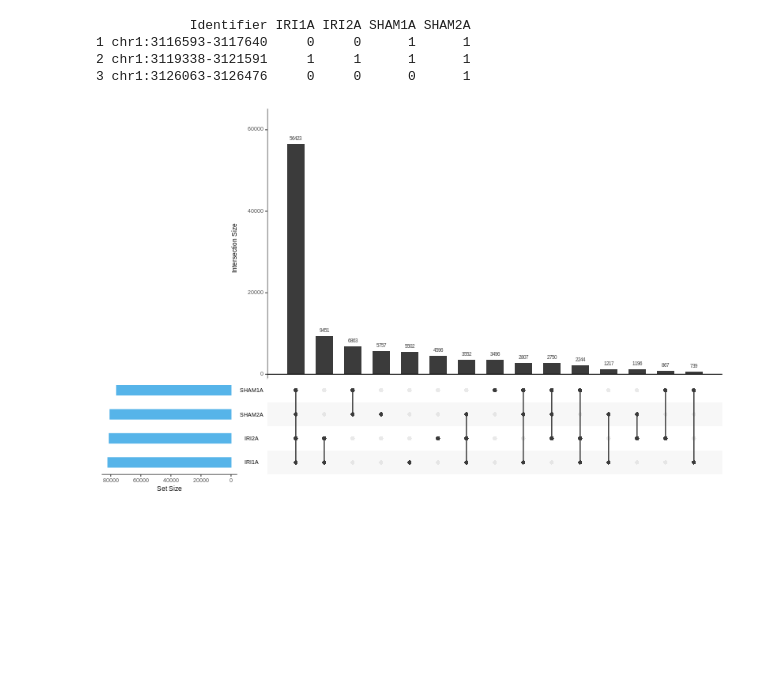
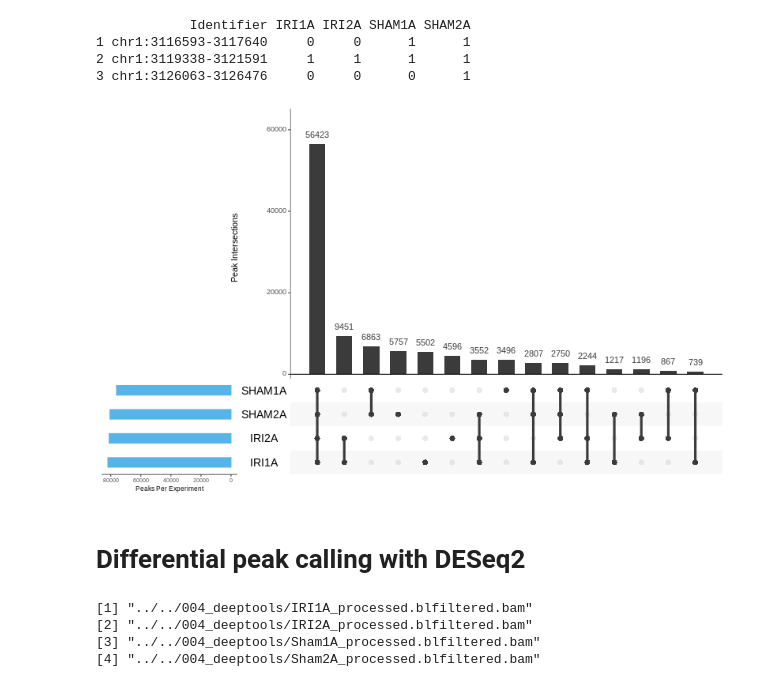
Before and after one commit to chizksh/ATAC-seq_analysis, a Jupyter notebook: peakFilterConsensus.ipynb, the cells around one changed output. Saved outputs shown, nothing was run; the diff lists cells and outputs as text; code cells hidden in the pictures; blank space fills up the shorter version.

```diff
--- a/peakFilterConsensus.ipynb
+++ b/peakFilterConsensus.ipynb
@@ -699,6 +659,20 @@ head(peak_intersections, n=3)
 # %%
 %%R  -h 500 -w 800 -u px
 upset(peak_intersections, sets = c("IRI1A", "IRI2A", "SHAM1A", "SHAM2A"), sets.bar.color = "#56B4E9",
-order.by = "freq", empty.intersections = "on")
+order.by = "freq", empty.intersections = "on",  number.angles = 0, point.size = 3, line.size = 1.5,
+    mainbar.y.label = "Peak Intersections", sets.x.label = "Peaks Per Experiment",
+    text.scale = c(1.3, 1.3, 1, 1, 2, 1.75))
+    # c(intersection size title, intersection size tick labels, set size title, set size tick labels, set names, numbers above bars)
 # %% [output]
-[figure, old version]
+[figure, new version]
+# %% [markdown]
+# Differential peak calling with DESeq2
+# %%
+%%R
+bamsToCount <- dir("../../004_deeptools", full.names = TRUE, pattern = ".*\\.blfiltered.bam$")
+bamsToCount
+# %% [output]
+[1] "../../004_deeptools/IRI1A_processed.blfiltered.bam"
+[2] "../../004_deeptools/IRI2A_processed.blfiltered.bam"
+[3] "../../004_deeptools/Sham1A_processed.blfiltered.bam"
+[4] "../../004_deeptools/Sham2A_processed.blfiltered.bam"
```
Also changed, not shown: parts of 56 cells of this notebook.
